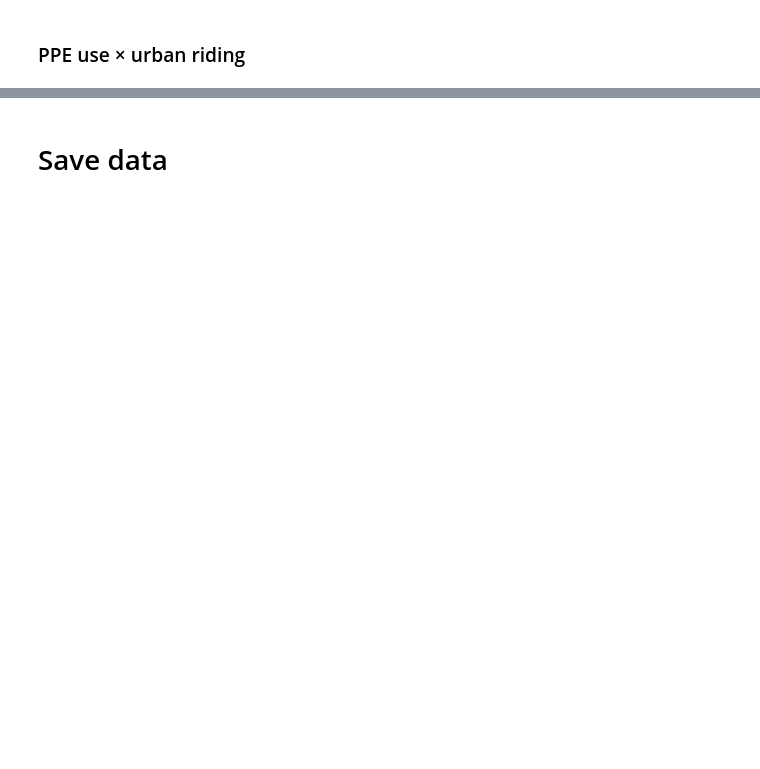
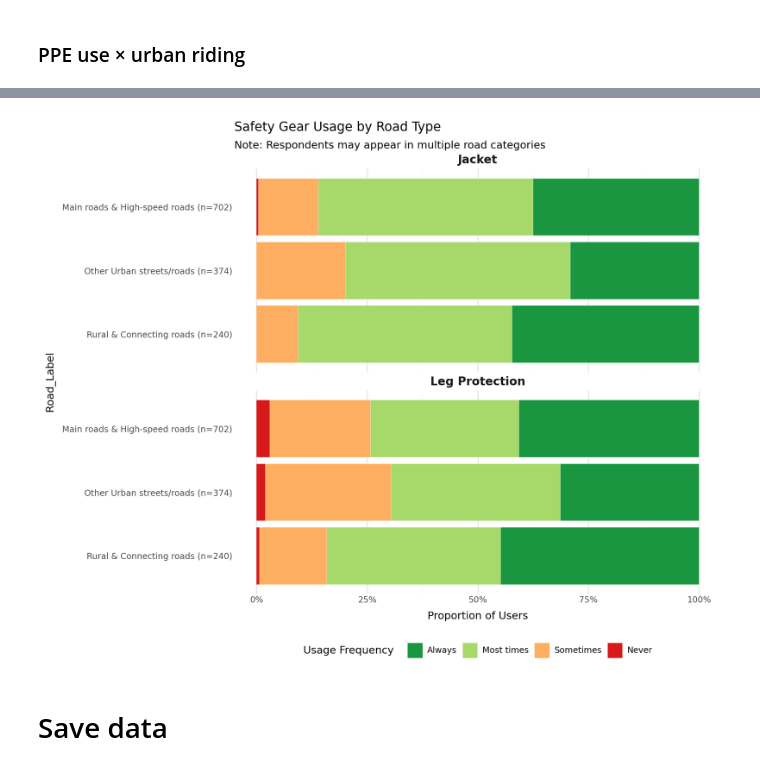
Before and after one commit to IMPROVA-RoadSafety/Motocycle_analysis, a Jupyter notebook: notebooks/02_explore_motocycle_profiles.ipynb, the cells around one changed output, grey strips where cells are left out. Cells and saved outputs as stored; diff of their text form; code cells hidden in the pictures; blank space fills up the shorter version.

```diff
--- a/notebooks/02_explore_motocycle_profiles.ipynb
+++ b/notebooks/02_explore_motocycle_profiles.ipynb
@@ -948,3 +771,91 @@ jacket_satisfaction = plot_satisfaction_bar(
+# %%
+import pandas as pd
+from plotnine import *
+
+# 1. Define configurations
+safety_order = ["Always", "Most times", "Sometimes", "Never"]
+road_map = {
+    'roads_main': 'Main roads & High-speed roads',
+    'roads_rural': 'Rural & Connecting roads',
+    'roads_other': 'Other Urban streets/roads'
+}
+
+# 2. Reshape for Multi-select
+# Step A: Identify who selected which road (Filtering for 1.0)
+roads_melted = (
+    motocycle_df.melt(
+        id_vars=['use_jacket', 'use_leg_protection'],
+        value_vars=['roads_main', 'roads_rural', 'roads_other'],
+        var_name='Road_Type',
+        value_name='Selected'
+    )
+    .query('Selected == 1.0') # Keep only the roads they actually use
+)
+
+# Step B: Melt the PPE columns
+ppe_road_df = (
+    roads_melted.melt(
+        id_vars=['Road_Type'],
+        value_vars=['use_jacket', 'use_leg_protection'],
+        var_name='PPE_Type',
+        value_name='Safety_Usage'
+    )
+    .dropna(subset=['Safety_Usage']) # Remove missing safety responses
+)
+
+# 3. Apply Cleaning and Ordering
+# Map the technical column names to readable labels
+ppe_road_df['Road_Label'] = ppe_road_df['Road_Type'].map(road_map)
+ppe_road_df['PPE_Type'] = ppe_road_df['PPE_Type'].map({
+    'use_jacket': 'Jacket',
+    'use_leg_protection': 'Leg Protection'
+})
+
+# Calculate N for each road type category for the labels
+road_counts = roads_melted['Road_Type'].value_counts()
+road_order_labels = {
+    road_map[k]: f"{road_map[k]} (n={int(v)})"
+    for k, v in road_counts.items()
+}
+
+# Set the order (Main -> Other -> Rural)
+ordered_categories = [road_map[k] for k in road_counts.index[::-1]]
+
+ppe_road_df['Road_Label'] = pd.Categorical(
+    ppe_road_df['Road_Label'], categories=ordered_categories, ordered=True
+)
+ppe_road_df['Safety_Usage'] = pd.Categorical(
+    ppe_road_df['Safety_Usage'], categories=safety_order, ordered=True
+)
+
+# 4. Plot
+plot = (
+    ggplot(ppe_road_df, aes(x='Road_Label', fill='Safety_Usage'))
+    + geom_bar(position="fill", color="white", size=0.1)
+    + facet_wrap('~PPE_Type', ncol=1)
+    + coord_flip()
+    + scale_x_discrete(labels=road_order_labels)
+    + scale_y_continuous(labels=lambda l: [f"{int(x*100)}%" for x in l])
+    + scale_fill_brewer(type="div", palette="RdYlGn", direction=-1)
+    + labs(
+        title="Safety Gear Usage by Road Type",
+        subtitle="Note: Respondents may appear in multiple road categories",
+        x=None,
+        y="Proportion of Users",
+        fill="Usage Frequency"
+    )
+    + theme_minimal()
+    + theme(
+        figure_size=(10, 8),
+        legend_position="bottom",
+        strip_text=element_text(size=12, fontweight='bold'),
+        panel_grid_major_y=element_blank()
+    )
+)
+
+plot
+# %% [output]
+[figure, added]
 # %% [markdown]
 # Save data
 # %%
```
Also changed, not shown: parts of 28 cells of this notebook.
